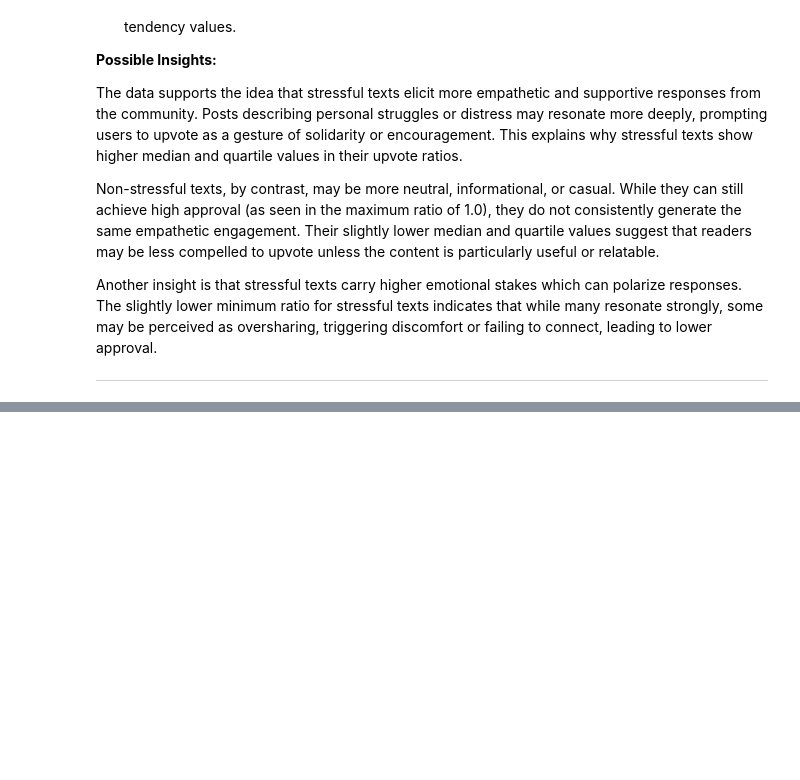
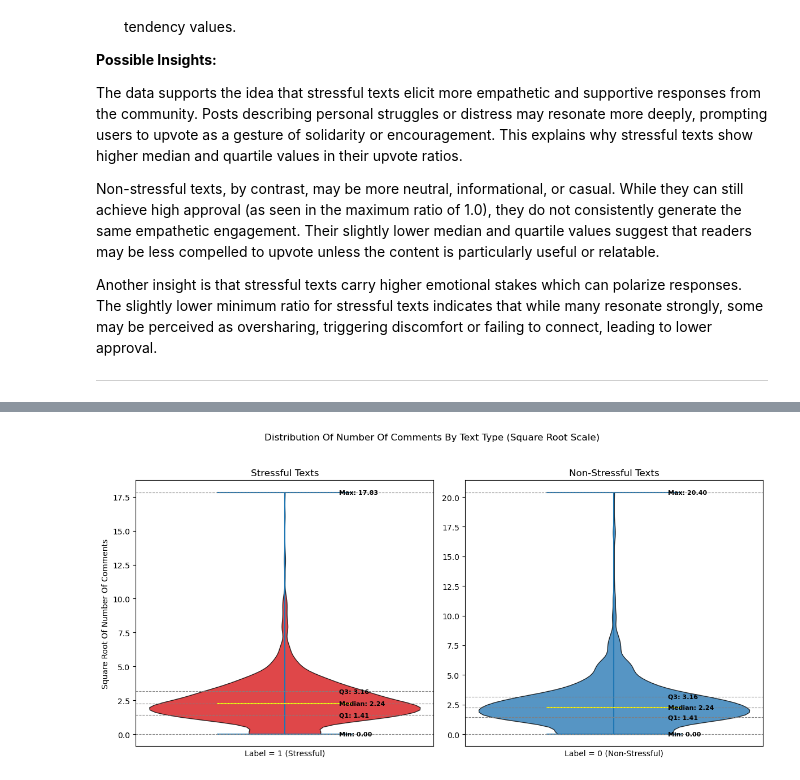
Before and after one commit to tadamaen/DSA4262, a Jupyter notebook: DSA4262 Individual Assignment 2/DSA4262 Individual Assignment 2.ipynb, the cells around one changed output, grey strips where cells are left out. Cells and saved outputs as stored; diff of their text form; code cells hidden in the pictures; blank space fills up the shorter version.

```diff
--- a/DSA4262 Individual Assignment 2/DSA4262 Individual Assignment 2.ipynb
+++ b/DSA4262 Individual Assignment 2/DSA4262 Individual Assignment 2.ipynb
@@ -1066,0 +1140,54 @@ Another insight is that stressful texts carry higher emotional stakes which can
+# %%
+# Apply square root transform to reduce skew
+stress_num_comments_sqrt = np.sqrt(stress_num_comments)
+non_stress_num_comments_sqrt = np.sqrt(non_stress_num_comments)
+
+fig, axes = plt.subplots(1, 2, figsize=(12, 6))
+
+def add_summary_stats(ax, data, xpos=1):
+    stats = {
+        "Median": np.median(data),
+        "Q1": np.percentile(data, 25),
+        "Q3": np.percentile(data, 75),
+        "Min": np.min(data),
+        "Max": np.max(data)
+    }
+
+    for key, val in stats.items():
+        ax.axhline(val, color="gray", linestyle="--", linewidth=0.8)
+        ax.text(xpos + 0.1, val, f"{key}: {val:.2f}", va="center", fontsize=8, fontweight="bold")
+
+# Stressful texts (Label = 1)
+vp1 = axes[0].violinplot(stress_num_comments_sqrt, showmedians=True)
+for body in vp1['bodies']:
+    body.set_facecolor("#d7191c")
+    body.set_edgecolor("black")
+    body.set_alpha(0.8)
+
+vp1['cmedians'].set_color("yellow")
+
+axes[0].set_title("Stressful Texts")
+axes[0].set_ylabel("Square Root Of Number Of Comments")
+axes[0].set_xticks([])
+axes[0].set_xlabel("Label = 1 (Stressful)")
+add_summary_stats(axes[0], stress_num_comments_sqrt)
+
+# Non-stressful texts (Label = 0)
+vp2 = axes[1].violinplot(non_stress_num_comments_sqrt, showmedians=True)
+for body in vp2['bodies']:
+    body.set_facecolor("#2c7bb6")
+    body.set_edgecolor("black")
+    body.set_alpha(0.8)
+
+vp2['cmedians'].set_color("yellow")
+
+axes[1].set_title("Non-Stressful Texts")
+axes[1].set_xticks([])
+axes[1].set_xlabel("Label = 0 (Non-Stressful)")
+add_summary_stats(axes[1], non_stress_num_comments_sqrt)
+
+plt.suptitle("Distribution Of Number Of Comments By Text Type (Square Root Scale)")
+plt.tight_layout(rect=[0, 0, 1, 0.95])
+plt.show()
+# %% [output]
+[figure, added]
```
Also changed, not shown: parts of 42 cells of this notebook.
